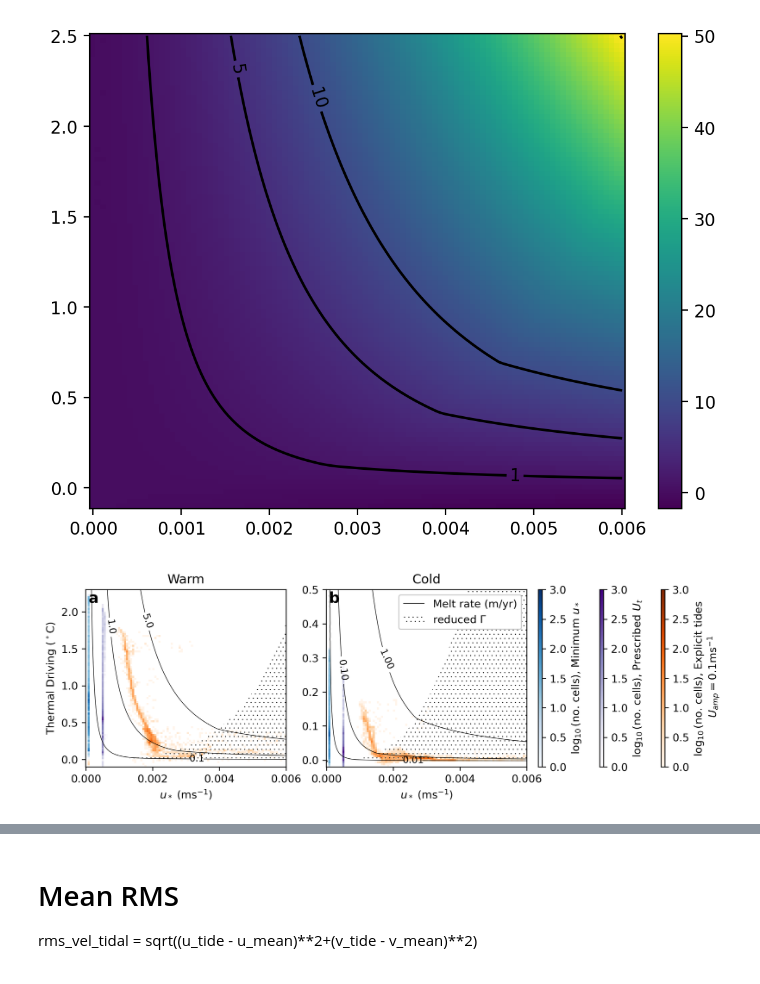
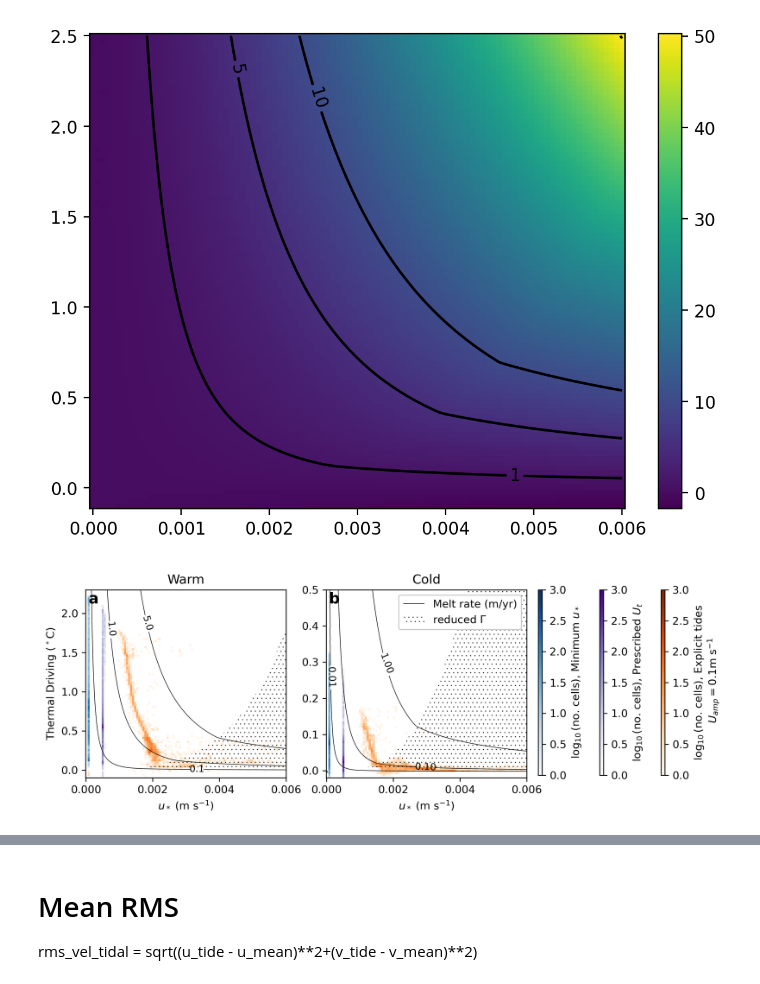
Before and after one commit to claireyung/stratification-feedback-param-paper, a Jupyter notebook: TideISOMIPMOM6Plots.ipynb, the cells around one changed output, grey strips where cells are left out. Cells and saved outputs as stored; diff of their text form; code cells hidden in the pictures.

Commit message:
Add figures with data from processed not raw, and verification and processing scripts

```diff
--- a/TideISOMIPMOM6Plots.ipynb
+++ b/TideISOMIPMOM6Plots.ipynb
@@ -531,33 +326,25 @@ p = 300
 tfr = Tfreeze(sss,p)
 
 
-fig,axes = plt.subplots(nrows = 1, ncols = 2, figsize = (10,3), dpi = 300)
+fig,axes = plt.subplots(nrows = 1, ncols = 2, figsize = (10,3.6), dpi = 300)
 
-labels = ['Minimum $u_*$','Prescribed $U_t$', # 'Prescribed$U_t=0.01$ms$^{-1}$',
-          # 'Min $u_*$ =1e-4ms$^{-1}$',
-          'Explicit tides \n $U_{amp} = 0.1$ms$^{-1}$', #'Explicit tides $u_{amp} = 0.1$ms$^{-1}$',
-         ]#, 'Very Cold ISOMIP+']
+labels = ['Minimum $u_*$','Prescribed $U_t$',
+          'Explicit tides \n $U_{amp} = 0.1$m s$^{-1}$',
+         ]
 
-time_slice = np.arange(-180,0)
 cd = 0.0025
-for j in np.arange(3):#no_configs-4, no_configs):
+for j in np.arange(3):
     ocean_daily_z = open_ocean_daily_z(2*j)
-    #cmap = [cm.cm.ice_r,cm.cm.rain,cm.cm.gray_r][j]
-    #cmap = ['Blues','Purples','Greens'][j]
     cmap = ['Blues','Purples','Oranges'][j]
-    #cmap = [cmc.cm.oslo_r,cmc.cm.lajolla_r,cmc.cm.buda_r][j]
-    dt = ocean_daily_z.thermal_driving.isel(time = time_slice).mean('time')
-    ustar = ocean_daily_z.ustar_shelf.isel(time = time_slice).mean('time')
-    melt = ocean_daily_z.melt.isel(time = time_slice).mean('time')
+    dt = ocean_daily_z.thermal_driving
+    ustar = ocean_daily_z.ustar_shelf
+    melt = ocean_daily_z.melt
     ubins = np.linspace(-0.00001,0.006,100)
     tbins = np.linspace(-0.1,2.5,100)
     hTS = histogram(dt, ustar, bins=[tbins, ubins], weights = melt.fillna(0))/histogram(dt, ustar, bins=[tbins, ubins])
-    #hTS.T.plot(cmap = cm.cm.rain, ax = axes[j,0], cbar_kwargs={'label':'m/yr'})
-    #axes[j,0].set_title('Melt Rate, '+list_folders[j])
 
     hTS = histogram(dt, ustar, bins=[tbins, ubins])#, weights = melt.fillna(0))/histogram(dt, ustar, bins=[tbins, ubins])
     np.log10(hTS).plot( cmap = cmap, ax = axes[0], vmin = 0, vmax = 3,add_colorbar = False)
-                       #cbar_kwargs={'label':'$\log_{10}$(no. cells), '+labels[j]})
     if j == 2:
         axes[0].set_title('Warm')#+', constant $\Gamma_{T,S}$')
         CS5 = o2 = axes[0].contour(ustar_arr, sst_arr-tfr, melt_arr.T, levels = np.array([0.1,1,5]) , colors='k', linewidths = 0.5)
@@ -567,18 +354,16 @@ for j in np.arange(3):#no_configs-4, no_configs):
                   extend='lower')
         h5,l1 = CS5.legend_elements()
         h6,l1 = CS6.legend_elements()
-        #axes[0].legend([ h5[0],h6[0]], ['Melt rate (m/yr)','reduced $\Gamma$',], loc = 'upper right', framealpha=1)
 
 
     ocean_daily_z = open_ocean_daily_z(2*j+1)
-    dt = ocean_daily_z.thermal_driving.isel(time = time_slice).mean('time')
-    ustar = ocean_daily_z.ustar_shelf.isel(time = time_slice).mean('time')
-    melt = ocean_daily_z.melt.isel(time = time_slice).mean('time')
+    dt = ocean_daily_z.thermal_driving
+    ustar = ocean_daily_z.ustar_shelf
+    melt = ocean_daily_z.melt
     tbins = np.linspace(-0.1,0.5,100)
     hTS = histogram(dt, ustar, bins=[tbins, ubins])#, weights = melt.fillna(0))/histogram(dt, ustar, bins=[tbins, ubins])
     cs = np.log10(hTS).plot( cmap = cmap, ax = axes[1], vmin = 0, vmax = 3,add_colorbar = False)
-                      #,cbar_kwargs={'label':'$\log_{10}$(no. cells), '+labels[j]})
-    cax = plt.axes([0.715+j*0.08,0.11,0.005,0.77])
+    cax = plt.axes([0.715+j*0.08,0.21,0.005,0.67])
     cbar = plt.colorbar(cs, cax = cax,label = '$\log_{10}$(no. cells), '+labels[j])
      ##### recalculate contours for smaller SST domain
     melt_arr2 = np.zeros([100,100])
@@ -591,40 +376,36 @@ for j in np.arange(3):#no_configs-4, no_configs):
             T,S,melt,Gam_T,Gam_S,Lplus = solve_three_eqn_python_isomipcoeffs(ustar_arr[m], depth =p,sst = sst_arr2[n],
                                                      sss =sss,J10_Gamma = False, Rosevear_Gamma = True)
             melt_arr2[m,n]=melt
             Lplus_arr2[m,n]=Lplus
     ####
     if j == 2:
-        axes[1].set_title('Cold')#+', R22')
+        axes[1].set_title('Cold')
         CS5 = o2 = axes[1].contour(ustar_arr, sst_arr2-tfr, melt_arr2.T, levels = np.array([0.01,0.1,1]) , colors='k', linewidths = 0.5)
         axes[1].clabel(o2, fontsize=9, inline=True)
         CS6 = axes[1].contourf(ustar_arr, sst_arr2-tfr, np.log10(Lplus_arr2.T), levels = [np.log10(1e4),np.log10(1e10)],colors='none',
                   hatches=[ '...',None],
                   extend='lower')
         h5,l1 = CS5.legend_elements()
         h6,l1 = CS6.legend_elements()
         axes[1].legend([ h5[0],h6[0]], ['Melt rate (m/yr)','reduced $\Gamma$',], loc = 'upper right', framealpha=1)
 
 
-    #plt.scatter(np.ndarray.flatten(dt.values),np.ndarray.flatten(ustar.values),np.ndarray.flatten(melt.values), label = list_folders[j])
 
     if j == 2:
         axes[0].set_ylabel('Thermal Driving ($^\circ$C)')
-        axes[0].set_xlabel('$u_*$ (ms$^{-1}$)')
+        axes[0].set_xlabel('$u_*$ (m s$^{-1}$)')
         axes[1].set_ylabel('')
-        axes[1].set_xlabel('$u_*$ (ms$^{-1}$)')#plt.legend()
-
-
-#plt.ylim(-0.0001,0.003)
-#plt.xlim(-0.1,2)
+        axes[1].set_xlabel('$u_*$ (m s$^{-1}$)')#plt.legend()
 
 axes[0].text(0.04,0.95,'a',horizontalalignment='center', fontweight='bold',
      verticalalignment='center',transform=axes[0].transAxes, fontsize = 14,color = 'k')
 axes[1].text(0.04,0.95,'b',horizontalalignment='center', fontweight='bold',
      verticalalignment='center',transform=axes[1].transAxes, fontsize = 14,color = 'k')
 
 axes[0].set_ylim(-0.1,2.3)
 axes[1].set_ylim(-0.02,0.5)
 
-fig.subplots_adjust(wspace = 0.2, right = 0.7)
+fig.subplots_adjust(wspace = 0.2, right = 0.7, bottom = 0.2)
+fig.savefig('/g/data/x77/cy8964/ISOMIP/param-paper-plots/figs/Fig6.pdf')
 # %% [output]
-[figure, old version]
+[figure, new version]
```
Also changed, not shown: parts of 10 cells of this notebook, 29 other files.
